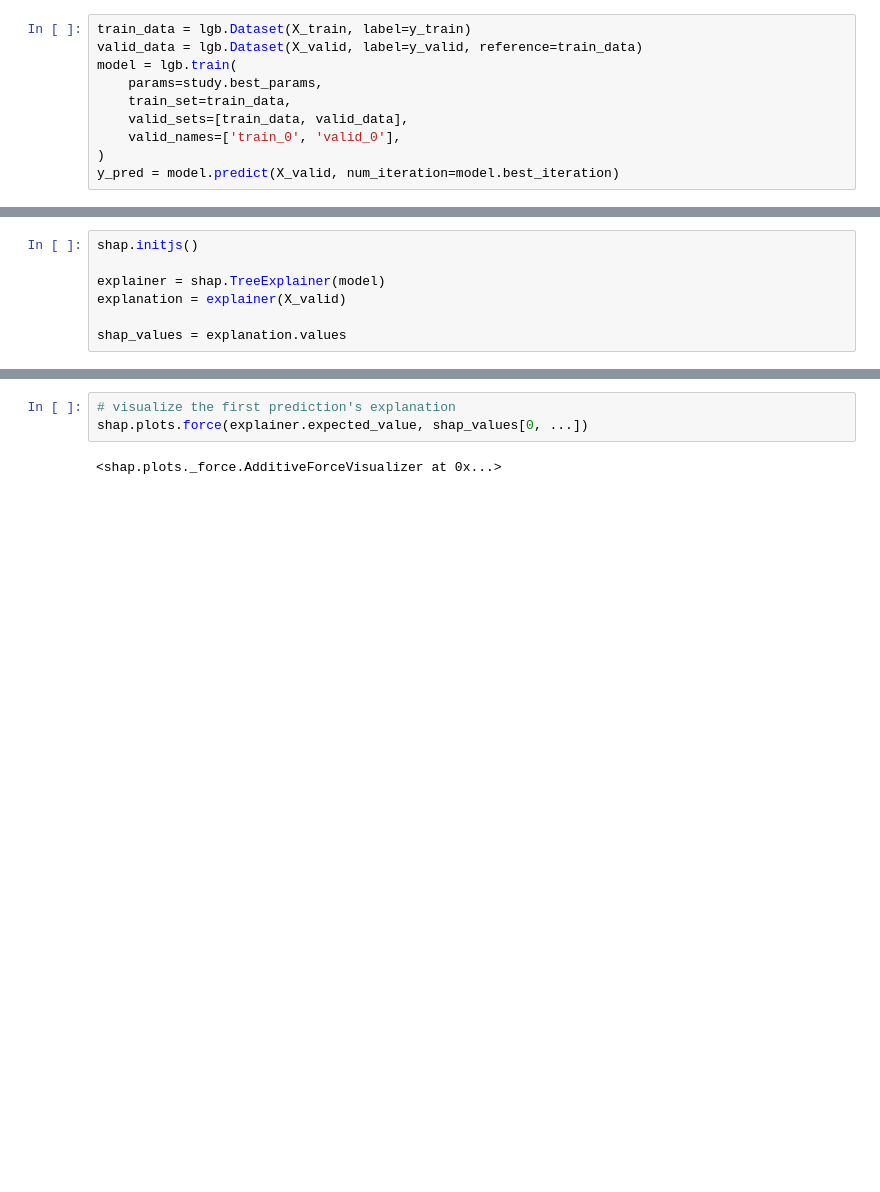
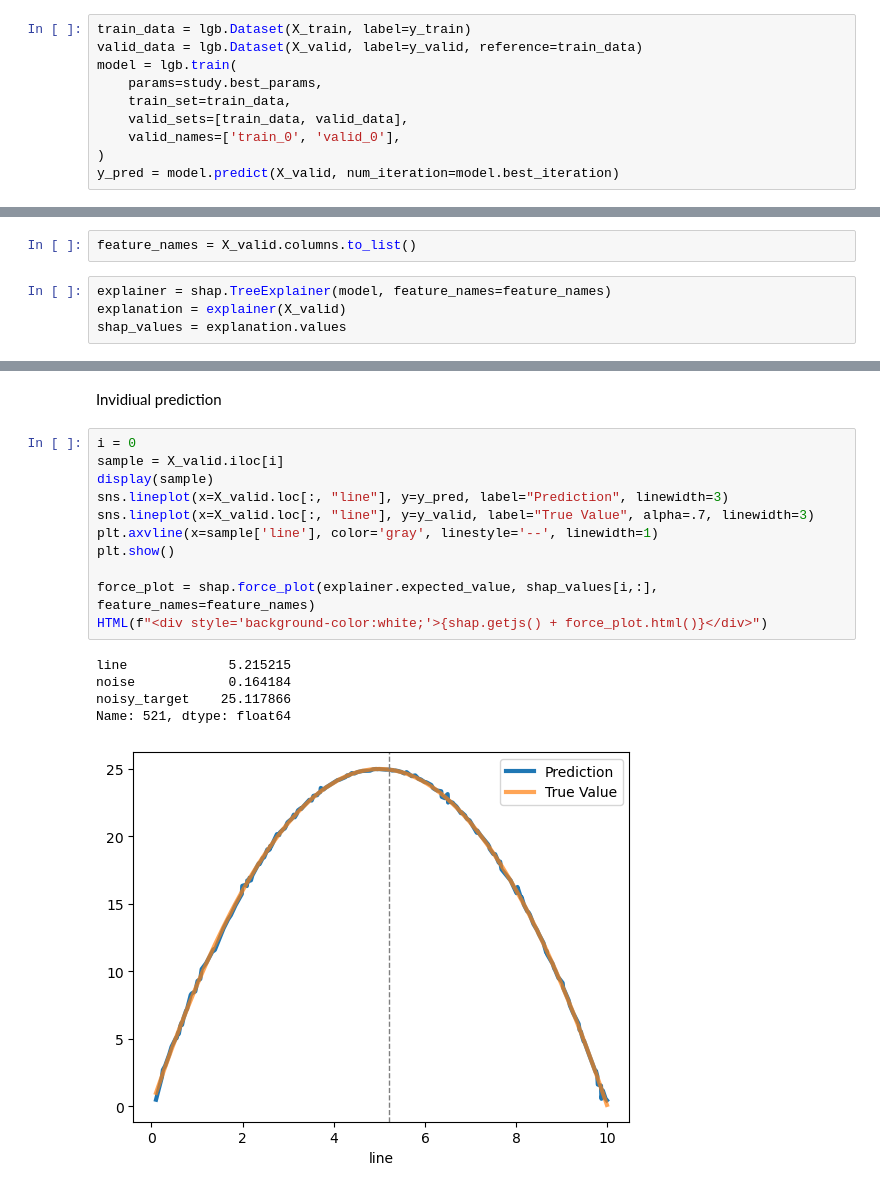
Before and after one commit to Jordanbarker/jordanbarker.github.io, a Jupyter notebook: notebook_library/Notebooks/Still Cooking/optuna_and_shap.ipynb, the cells around one changed output, grey strips where cells are left out. Saved outputs shown, nothing was run; the diff lists cells and outputs as text; blank space fills up the shorter version.

```diff
--- a/notebook_library/Notebooks/Still Cooking/optuna_and_shap.ipynb
+++ b/notebook_library/Notebooks/Still Cooking/optuna_and_shap.ipynb
@@ -159,7 +213,6 @@ sns.lineplot(x=X_valid[:, 2], y=y_valid)
+# %%
+feature_names = X_valid.columns.to_list()
 # %%
-shap.initjs()
-
-explainer = shap.TreeExplainer(model)
+explainer = shap.TreeExplainer(model, feature_names=feature_names)
 explanation = explainer(X_valid)
-
 shap_values = explanation.values
@@ -172,5 +225,19 @@ shap.plots.beeswarm(explanation)
-# %%
-# visualize the first prediction's explanation
-shap.plots.force(explainer.expected_value, shap_values[0, ...])
-# %% [output]
-<shap.plots._force.AdditiveForceVisualizer at 0x...>
+# %% [markdown]
+Invidiual prediction
+# %%
+i = 0
+sample = X_valid.iloc[i]
+display(sample)
+sns.lineplot(x=X_valid.loc[:, "line"], y=y_pred, label="Prediction", linewidth=3)
+sns.lineplot(x=X_valid.loc[:, "line"], y=y_valid, label="True Value", alpha=.7, linewidth=3)
+plt.axvline(x=sample['line'], color='gray', linestyle='--', linewidth=1)
+plt.show()
+
+force_plot = shap.force_plot(explainer.expected_value, shap_values[i,:], feature_names=feature_names)
+HTML(f"<div style='background-color:white;'>{shap.getjs() + force_plot.html()}</div>")
+# %% [output]
+line             5.215215
+noise            0.164184
+noisy_target    25.117866
+Name: 521, dtype: float64
+[figure, added]
```
Also changed, not shown: parts of 21 cells of this notebook.
